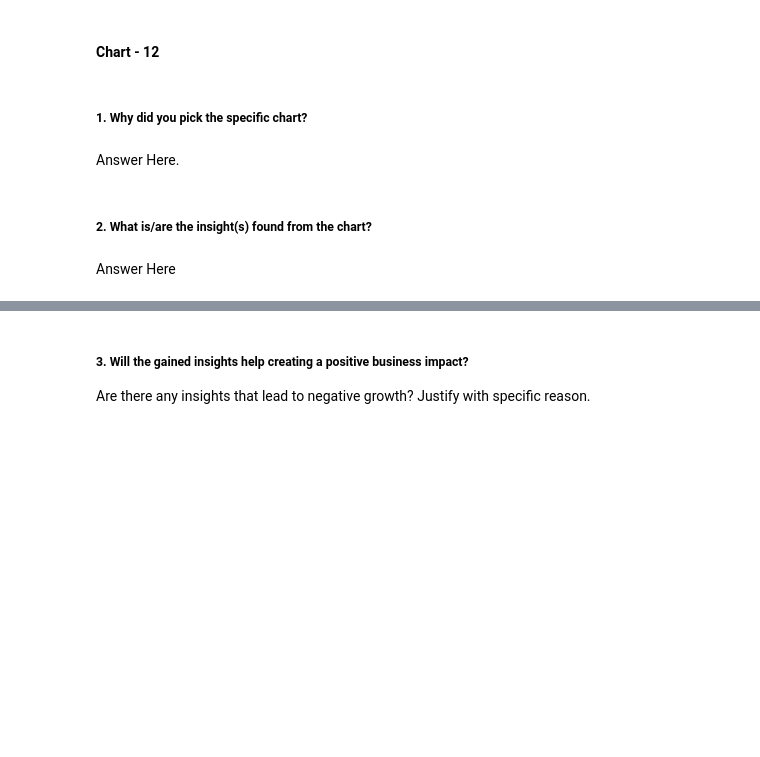
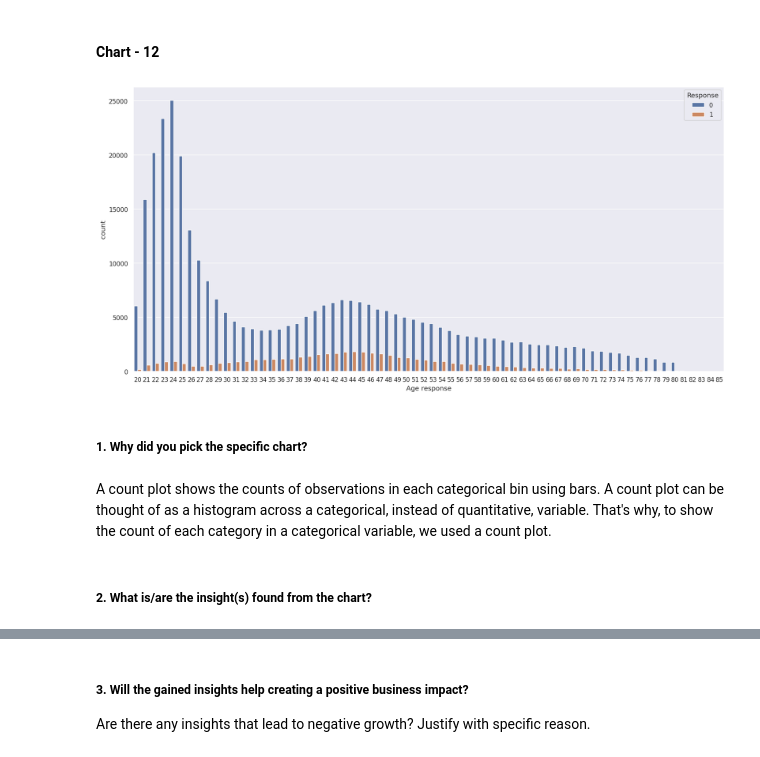
Before and after one commit to abhijain1216/Health-Insurance-Cross-Sell-Prediction-Classification-Project, a Jupyter notebook: Health_Insurance_Cross_Sell_Prediction_Classification_Project.ipynb, the cells around one changed output, grey strips where cells are left out. Cells and saved outputs as stored; diff of their text form; code cells hidden in the pictures; blank space fills up the shorter version.

```diff
--- a/Health_Insurance_Cross_Sell_Prediction_Classification_Project.ipynb
+++ b/Health_Insurance_Cross_Sell_Prediction_Classification_Project.ipynb
@@ -664,8 +662,16 @@ The insights that we have found will give information about regions where custom
+# %%
+# Chart - 12 visualization code
+plt.figure(figsize=(16,8),dpi = 110)
+sns.countplot(data= Insurance_df, x='Age',hue='Response')
+plt.xlabel('Age response')
+plt.ylabel('count')
+plt.tight_layout()
+plt.show()
+# %% [output]
+[figure, added]
 # %% [markdown]
 ##### 1. Why did you pick the specific chart?
-# %% [markdown]
-Answer Here.
+# %% [markdown]
+A count plot shows the counts of observations in each categorical bin using bars. A count plot can be thought of as a histogram across a categorical, instead of quantitative, variable. That's why, to show the count of each category in a categorical variable, we used a count plot.
 # %% [markdown]
 ##### 2. What is/are the insight(s) found from the chart?
-# %% [markdown]
-Answer Here
```
Also changed, not shown: parts of 19 cells of this notebook.
